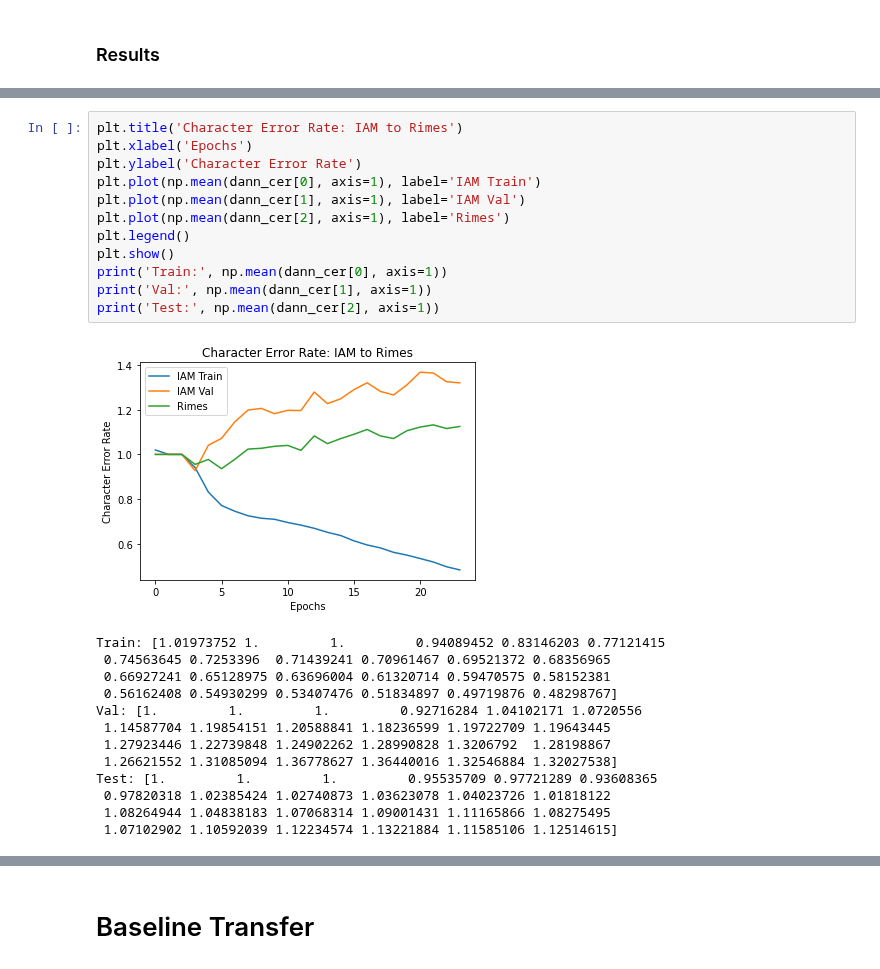
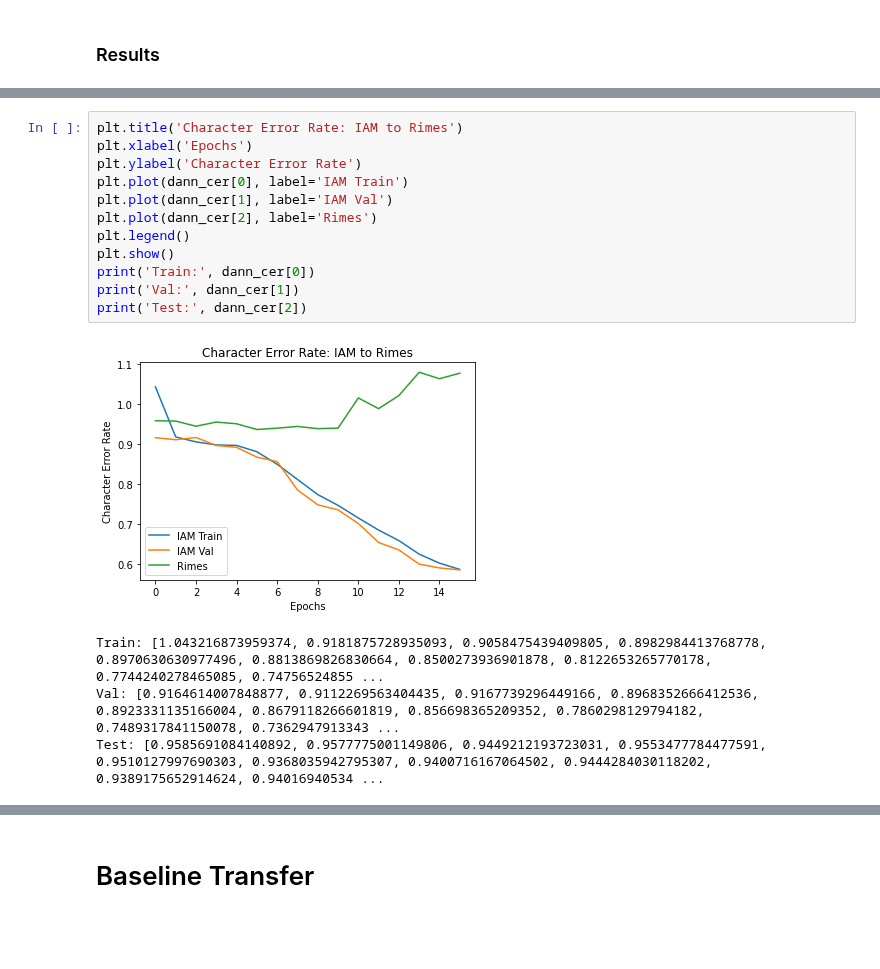
Before and after one commit to ericburdett/cs601r-dl, a Jupyter notebook: tl.ipynb, the cells around one changed output, grey strips where cells are left out. Drawn from its saved outputs; the diff is of its cells as text; blank space fills up the shorter version.

Commit message:
Bad results with DANN

```diff
--- a/tl.ipynb
+++ b/tl.ipynb
@@ -736,29 +815,20 @@ Test: [20.30975274 19.67920658 19.91447374 21.30315447 23.77617073 25.09516788
 # %%
 plt.title('Character Error Rate: IAM to Rimes')
 plt.xlabel('Epochs')
 plt.ylabel('Character Error Rate')
-plt.plot(np.mean(dann_cer[0], axis=1), label='IAM Train')
-plt.plot(np.mean(dann_cer[1], axis=1), label='IAM Val')
-plt.plot(np.mean(dann_cer[2], axis=1), label='Rimes')
+plt.plot(dann_cer[0], label='IAM Train')
+plt.plot(dann_cer[1], label='IAM Val')
+plt.plot(dann_cer[2], label='Rimes')
 plt.legend()
 plt.show()
-print('Train:', np.mean(dann_cer[0], axis=1))
-print('Val:', np.mean(dann_cer[1], axis=1))
-print('Test:', np.mean(dann_cer[2], axis=1))
+print('Train:', dann_cer[0])
+print('Val:', dann_cer[1])
+print('Test:', dann_cer[2])
 # %% [output]
-[figure, old version]
+[figure, new version]
-Train: [1.01973752 1.         1.         0.94089452 0.83146203 0.77121415
- 0.74563645 0.7253396  0.71439241 0.70961467 0.69521372 0.68356965
- 0.66927241 0.65128975 0.63696004 0.61320714 0.59470575 0.58152381
- 0.56162408 0.54930299 0.53407476 0.51834897 0.49719876 0.48298767]
-Val: [1.         1.         1.         0.92716284 1.04102171 1.0720556
- 1.14587704 1.19854151 1.20588841 1.18236599 1.19722709 1.19643445
- 1.27923446 1.22739848 1.24902262 1.28990828 1.3206792  1.28198867
- 1.26621552 1.31085094 1.36778627 1.36440016 1.32546884 1.32027538]
-Test: [1.         1.         1.         0.95535709 0.97721289 0.93608365
- 0.97820318 1.02385424 1.02740873 1.03623078 1.04023726 1.01818122
- 1.08264944 1.04838183 1.07068314 1.09001431 1.11165866 1.08275495
- 1.07102902 1.10592039 1.12234574 1.13221884 1.11585106 1.12514615]
+Train: [1.043216873959374, 0.9181875728935093, 0.9058475439409805, 0.8982984413768778, 0.8970630630977496, 0.8813869826830664, 0.8500273936901878, 0.8122653265770178, 0.7744240278465085, 0.74756524855 ...
+Val: [0.9164614007848877, 0.9112269563404435, 0.9167739296449166, 0.8968352666412536, 0.8923331135166004, 0.8679118266601819, 0.856698365209352, 0.7860298129794182, 0.7489317841150078, 0.7362947913343 ...
+Test: [0.9585691084140892, 0.9577775001149806, 0.9449212193723031, 0.9553477784477591, 0.9510127997690303, 0.9368035942795307, 0.9400716167064502, 0.9444284030118202, 0.9389175652914624, 0.94016940534 ...
 # %%
 plt.title('Word Error Rate: IAM to Rimes')
 plt.xlabel('Epochs')
```
Also changed, not shown: parts of 9 cells of this notebook.
